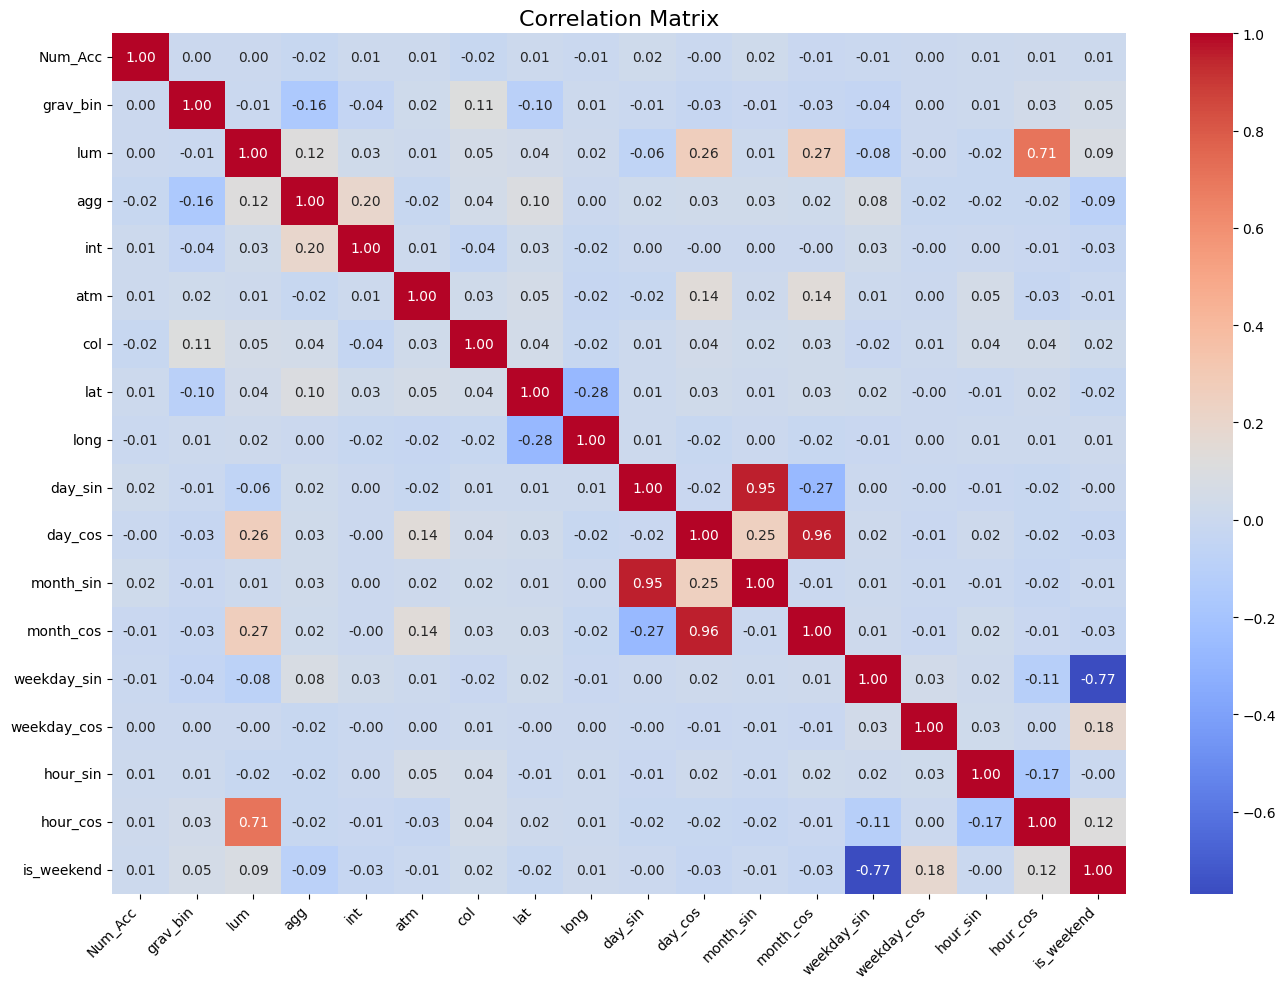
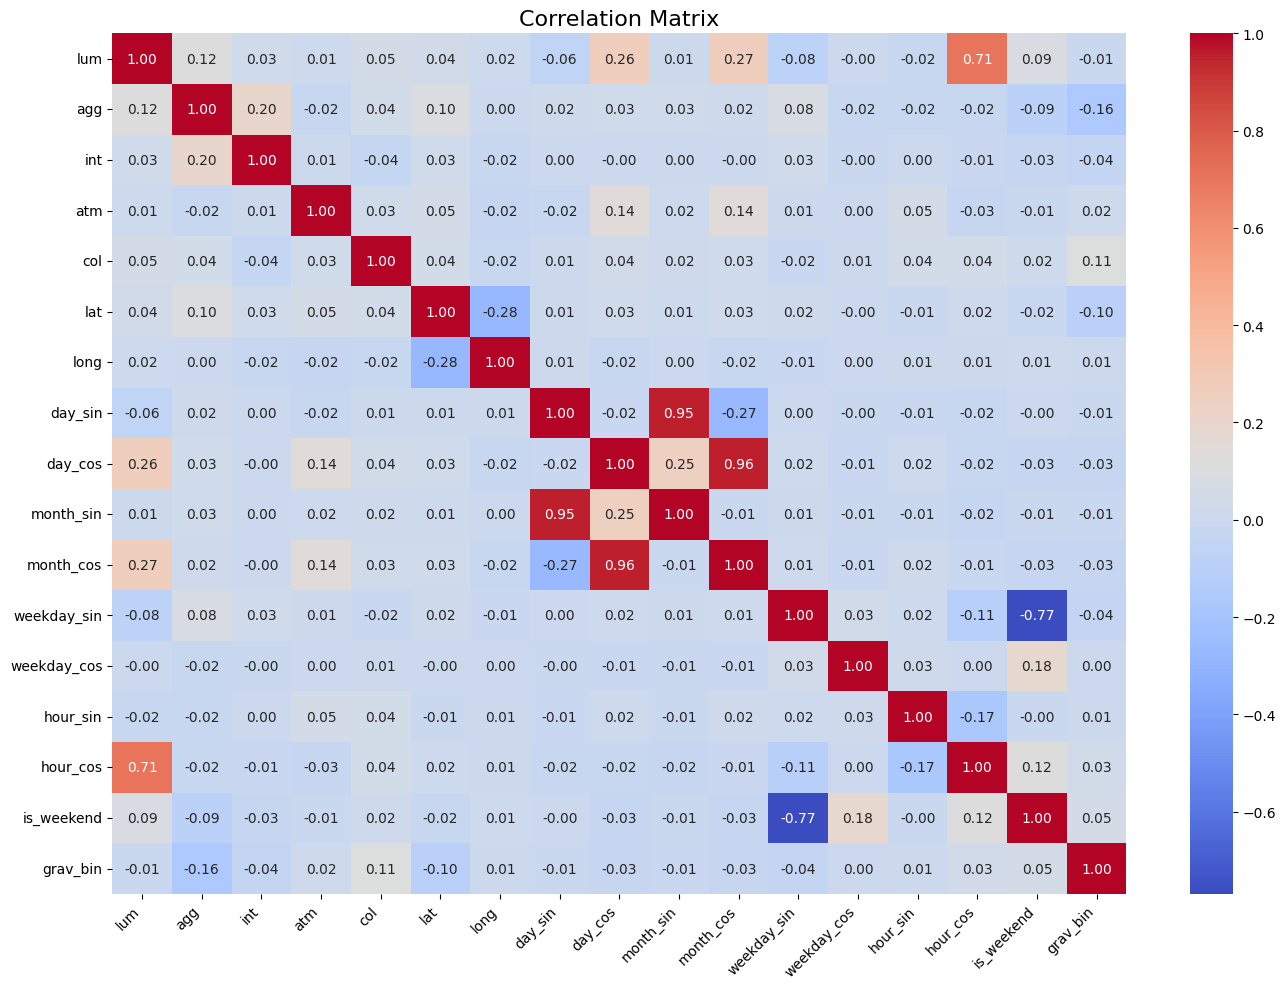
Code edit (unified diff) that turned the first committed figure into the second:
--- before
+++ after
@@ -2,5 +2,7 @@
 plt.figure(figsize=(14, 10))
 
-sns.heatmap(df_caract_with_target.corr(), cmap="coolwarm", annot=True, fmt=".2f", annot_kws={"size": 10})
+sns.heatmap(df_caract_with_target[['lum', 'agg', 'int', 'atm', 'col', 'lat', 'long',
+       'day_sin', 'day_cos', 'month_sin', 'month_cos', 'weekday_sin',
+       'weekday_cos', 'hour_sin', 'hour_cos', 'is_weekend', 'grav_bin']].corr(), cmap="coolwarm", annot=True, fmt=".2f", annot_kws={"size": 10})
 
 plt.title("Correlation Matrix", fontsize=16)

Commit: lieux correction, but usagers and caract to rerun